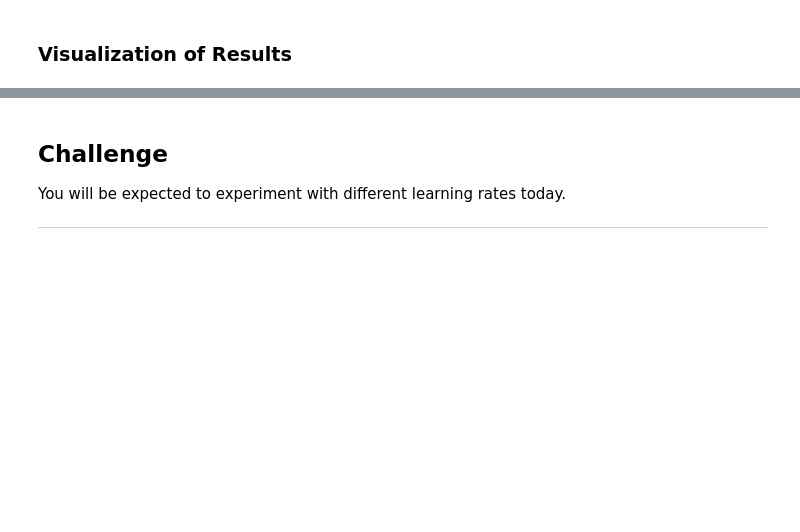
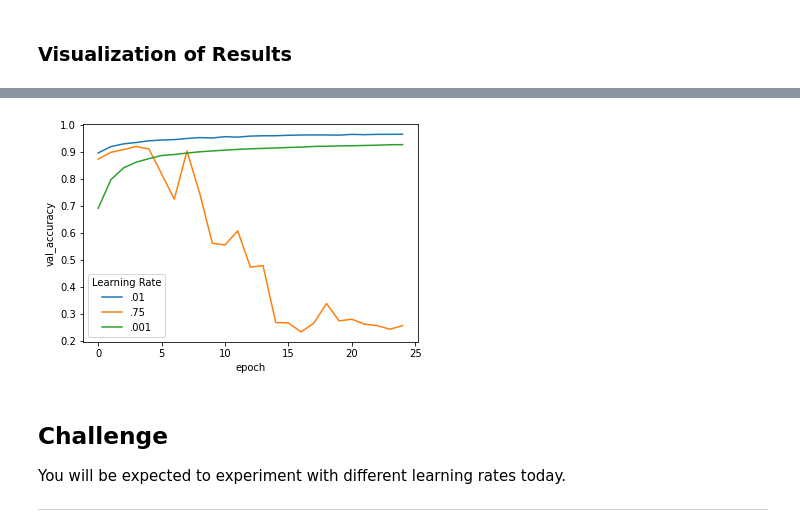
Before and after one commit to term1830/DS-Unit-4-Sprint-2-Neural-Networks, a Jupyter notebook: module2-Train/LS_DSPT7_422_Train_Lecture.ipynb, the cells around one changed output, grey strips where cells are left out. Saved outputs shown, nothing was run; the diff lists cells and outputs as text; code cells hidden in the pictures; blank space fills up the shorter version.

```diff
--- a/module2-Train/LS_DSPT7_422_Train_Lecture.ipynb
+++ b/module2-Train/LS_DSPT7_422_Train_Lecture.ipynb
@@ -501,3 +501,18 @@ Epoch 25/25
 1875/1875 [==============================] - 5s 3ms/step - loss: 0.2627 - accuracy: 0.9245 - val_loss: 0.2559 - val_accuracy: 0.9264
 # %% [markdown]
 ### Visualization of Results
+# %%
+import seaborn as sns
+import pandas as pd
+
+batch_sizes = []
+
+for exp, result in zip([bt_default, lr_high, lr_low], [".01", ".75", ".001"]):
+    df = pd.DataFrame.from_dict(exp.history)
+    df['epoch'] = df.index.values
+    df['Learning Rate'] = result
+    batch_sizes.append(df)
+
+df = pd.concat(batch_sizes)
+df['Learning Rate'] = df['Learning Rate'].astype('str')
+df.head()
@@ -504,3 +526,7 @@ Epoch 25/25
+# %%
+sns.lineplot(x='epoch', y='val_accuracy', hue='Learning Rate', data=df);
+# %% [output]
+[figure, added]
 # %% [markdown]
 ## Challenge
 
```
Also changed, not shown: parts of 1 cell of this notebook.
